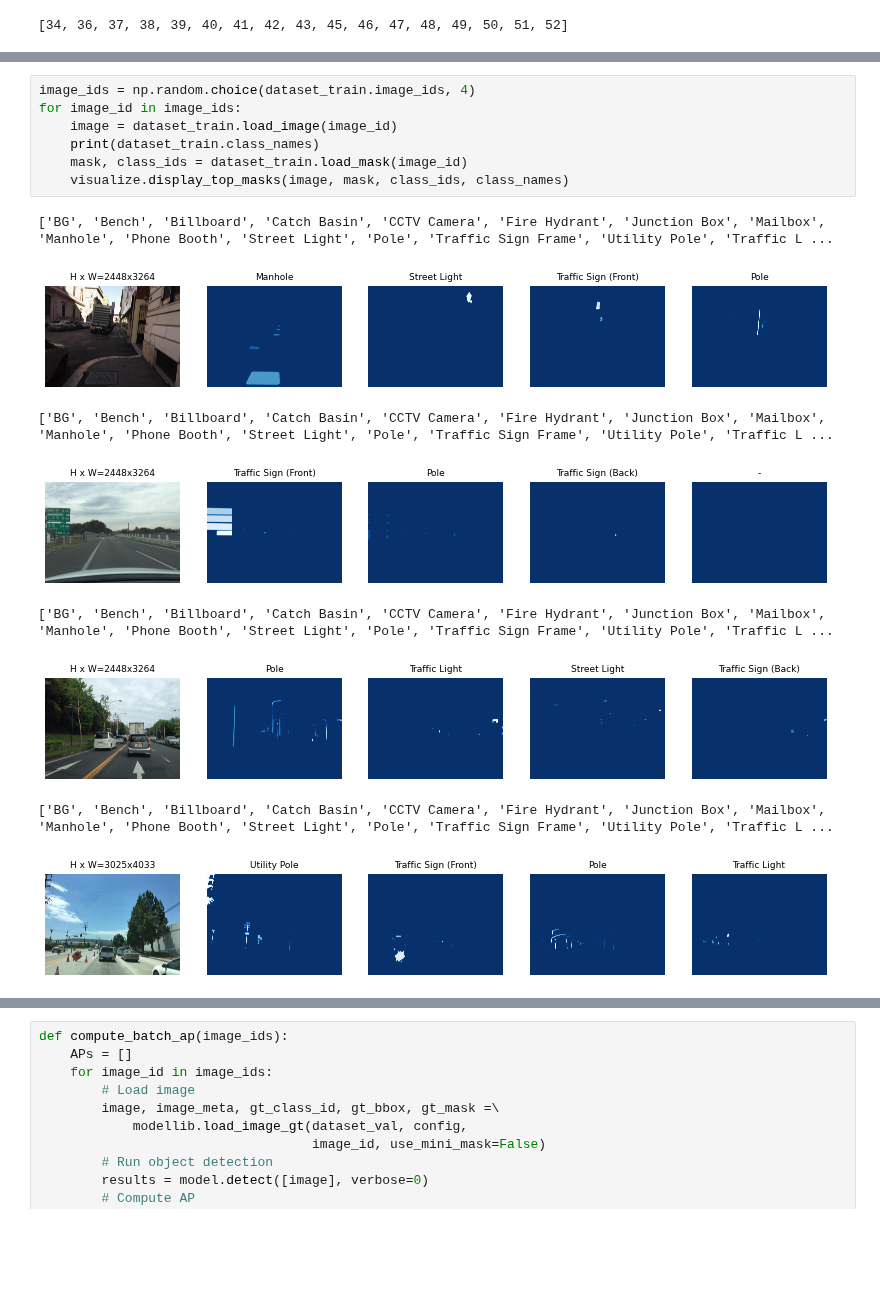
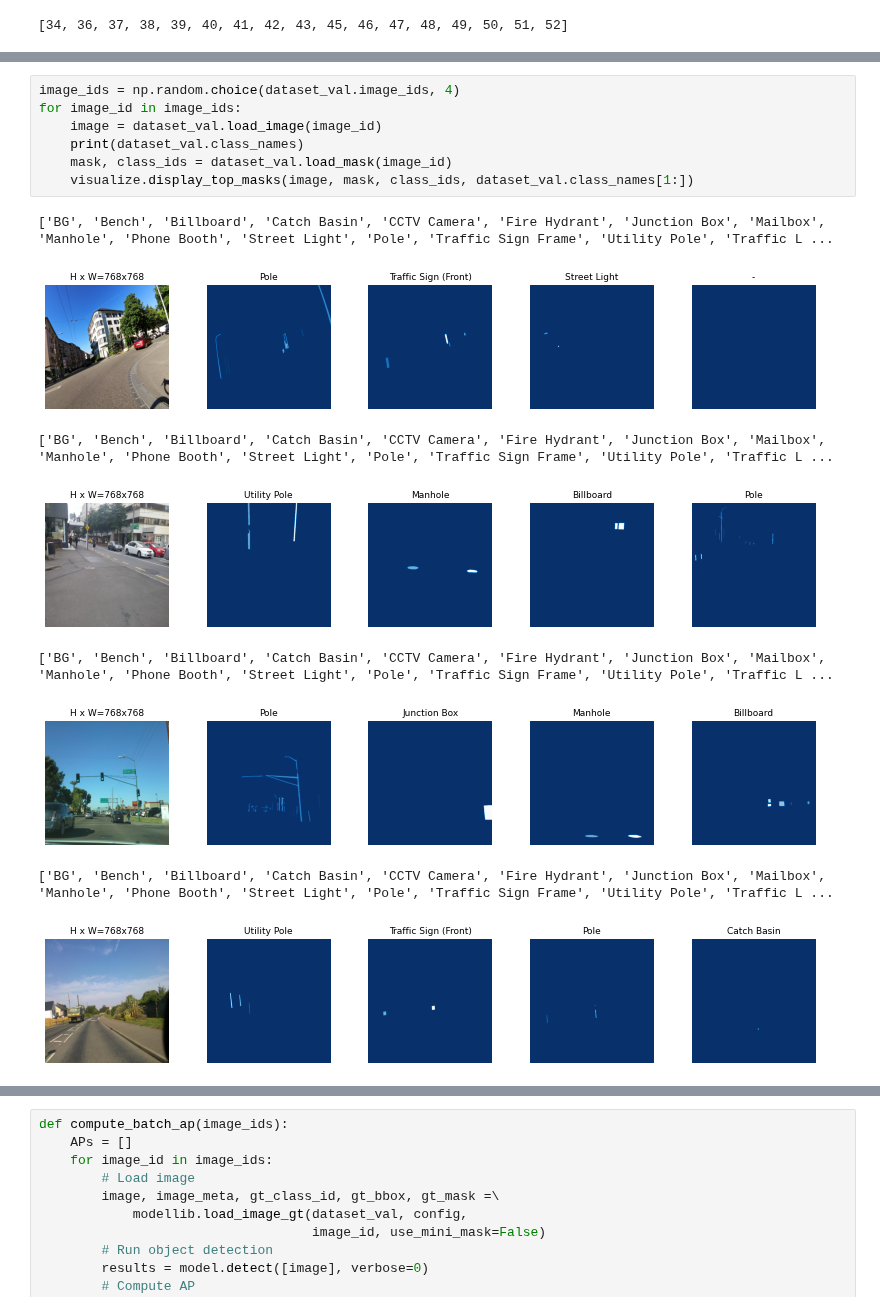
Before and after one commit to juuuuuuuuuu/Semantic-Features, a Jupyter notebook: Mask_R_CNN_Inference.ipynb, the cells around one changed output, grey strips where cells are left out. Drawn from its saved outputs; the diff is of its cells as text; blank space fills up the shorter version.

```diff
--- a/Mask_R_CNN_Inference.ipynb
+++ b/Mask_R_CNN_Inference.ipynb
@@ -159,19 +165,19 @@ dataset_val.prepare()
 # %%
-image_ids = np.random.choice(dataset_train.image_ids, 4)
+image_ids = np.random.choice(dataset_val.image_ids, 4)
 for image_id in image_ids:
-    image = dataset_train.load_image(image_id)
-    print(dataset_train.class_names)
-    mask, class_ids = dataset_train.load_mask(image_id)
-    visualize.display_top_masks(image, mask, class_ids, class_names)
+    image = dataset_val.load_image(image_id)
+    print(dataset_val.class_names)
+    mask, class_ids = dataset_val.load_mask(image_id)
+    visualize.display_top_masks(image, mask, class_ids, dataset_val.class_names[1:])
 # %% [output]
 ['BG', 'Bench', 'Billboard', 'Catch Basin', 'CCTV Camera', 'Fire Hydrant', 'Junction Box', 'Mailbox', 'Manhole', 'Phone Booth', 'Street Light', 'Pole', 'Traffic Sign Frame', 'Utility Pole', 'Traffic L ...
-[figure, old version]
+[figure, new version]
 ['BG', 'Bench', 'Billboard', 'Catch Basin', 'CCTV Camera', 'Fire Hydrant', 'Junction Box', 'Mailbox', 'Manhole', 'Phone Booth', 'Street Light', 'Pole', 'Traffic Sign Frame', 'Utility Pole', 'Traffic L ...
-[figure, old version]
+[figure, new version]
 ['BG', 'Bench', 'Billboard', 'Catch Basin', 'CCTV Camera', 'Fire Hydrant', 'Junction Box', 'Mailbox', 'Manhole', 'Phone Booth', 'Street Light', 'Pole', 'Traffic Sign Frame', 'Utility Pole', 'Traffic L ...
-[figure, old version]
+[figure, new version]
 ['BG', 'Bench', 'Billboard', 'Catch Basin', 'CCTV Camera', 'Fire Hydrant', 'Junction Box', 'Mailbox', 'Manhole', 'Phone Booth', 'Street Light', 'Pole', 'Traffic Sign Frame', 'Utility Pole', 'Traffic L ...
-[figure, old version]
+[figure, new version]
 # %%
 class InferenceConfig(mapillary.mapvistas):
     GPU_COUNT = 1
```
Also changed, not shown: parts of 11 cells of this notebook.
